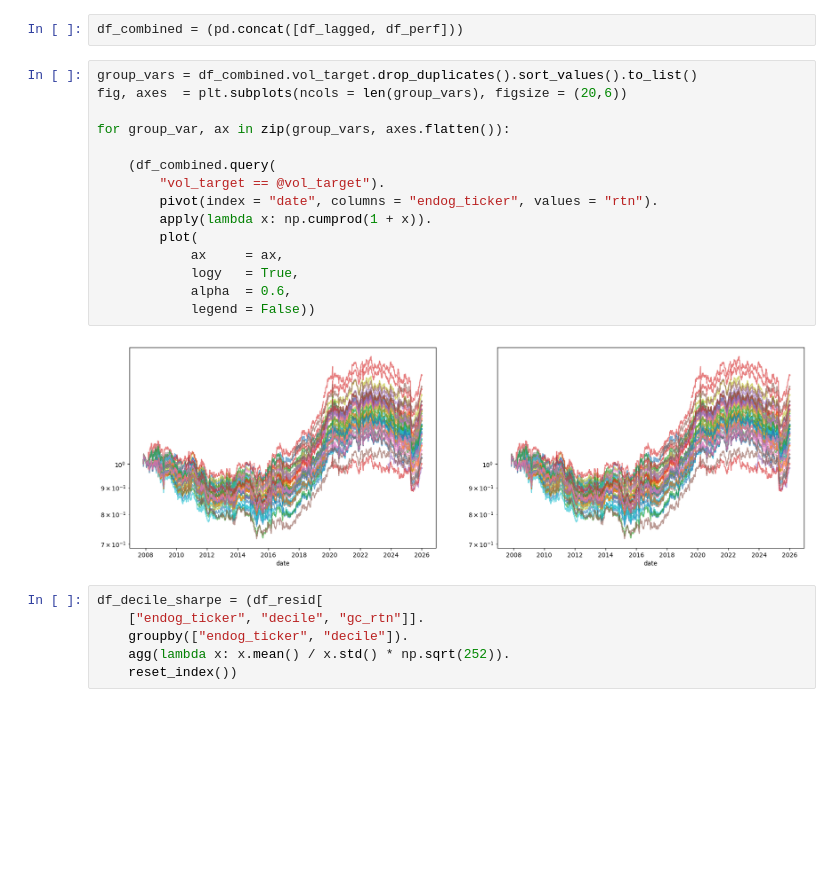
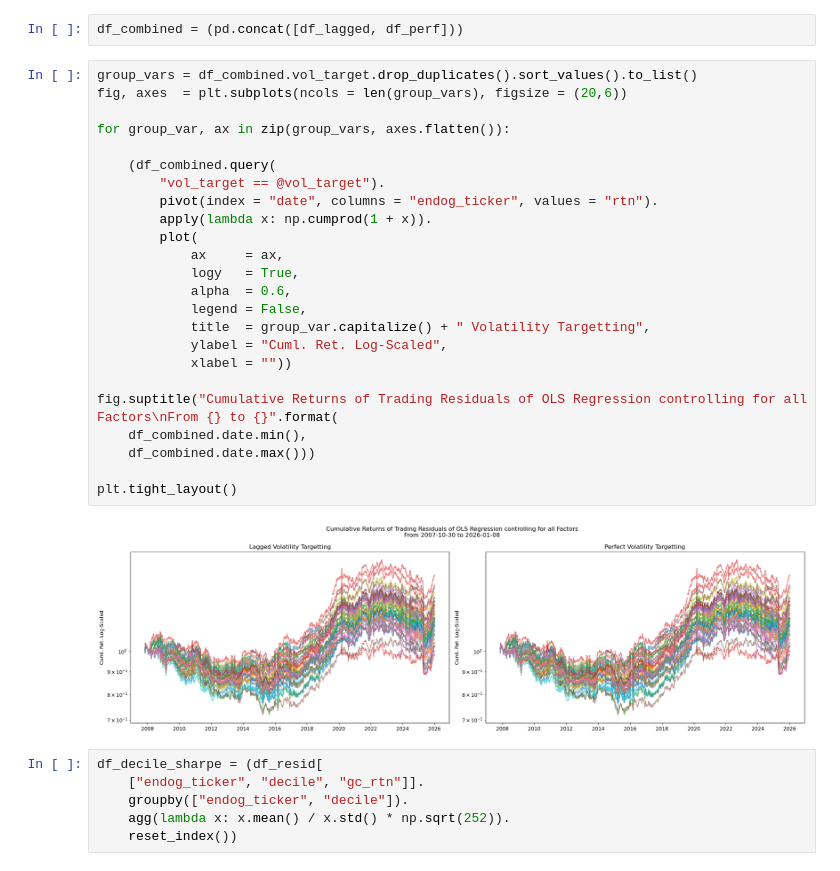
Before and after one commit to diegodalvarez/CommodityEquityAlpha, a Jupyter notebook: 2GoldModel.ipynb, the cells around one changed output. Drawn from its saved outputs; the diff is of its cells as text; blank space fills up the shorter version.

```diff
--- a/2GoldModel.ipynb
+++ b/2GoldModel.ipynb
@@ -377,20 +377,29 @@ df_combined = (pd.concat([df_lagged, df_perf]))
 # %%
 group_vars = df_combined.vol_target.drop_duplicates().sort_values().to_list()
 fig, axes  = plt.subplots(ncols = len(group_vars), figsize = (20,6))
 
 for group_var, ax in zip(group_vars, axes.flatten()):
 
     (df_combined.query(
         "vol_target == @vol_target").
         pivot(index = "date", columns = "endog_ticker", values = "rtn").
         apply(lambda x: np.cumprod(1 + x)).
         plot(
             ax     = ax,
             logy   = True,
             alpha  = 0.6,
-            legend = False))
+            legend = False,
+            title  = group_var.capitalize() + " Volatility Targetting",
+            ylabel = "Cuml. Ret. Log-Scaled",
+            xlabel = ""))
+
+fig.suptitle("Cumulative Returns of Trading Residuals of OLS Regression controlling for all Factors\nFrom {} to {}".format(
+    df_combined.date.min(),
+    df_combined.date.max()))
+
+plt.tight_layout()
 # %% [output]
-[figure, old version]
+[figure, new version]
 # %%
 df_decile_sharpe = (df_resid[
     ["endog_ticker", "decile", "gc_rtn"]].
```
Also changed, not shown: parts of 7 cells of this notebook, 3 other files.
